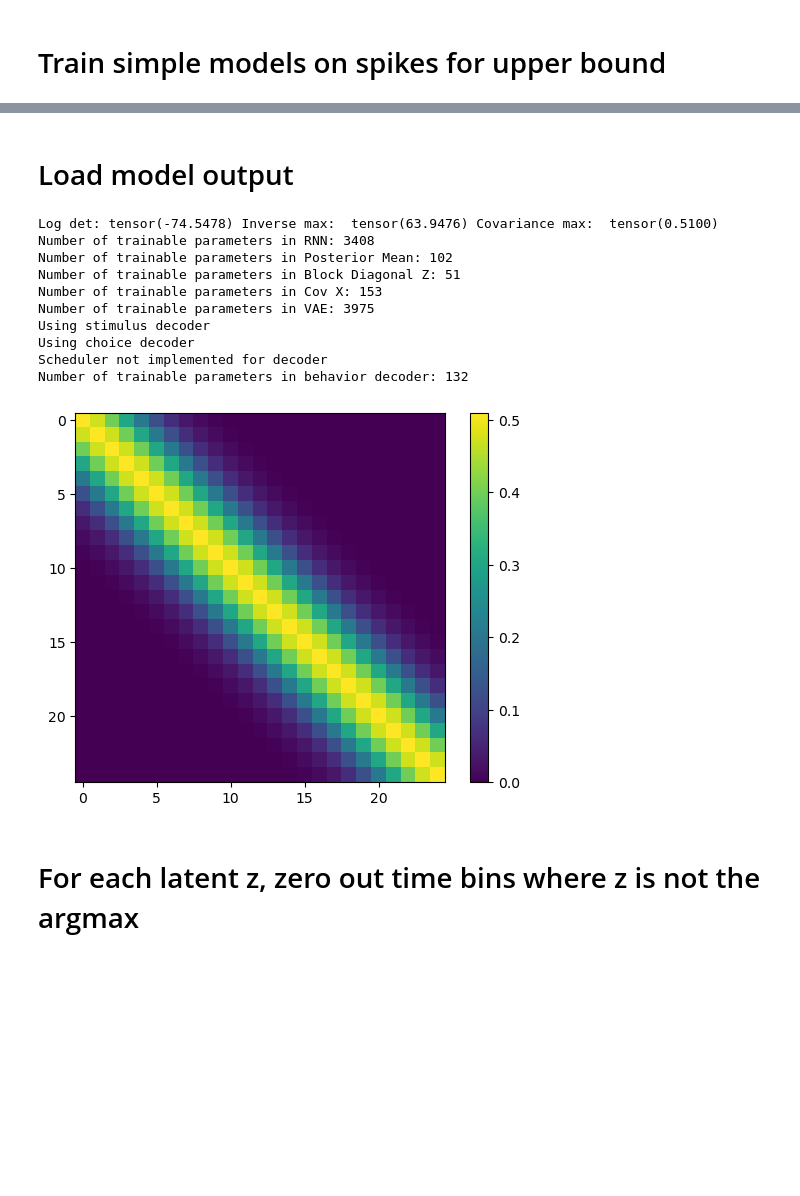
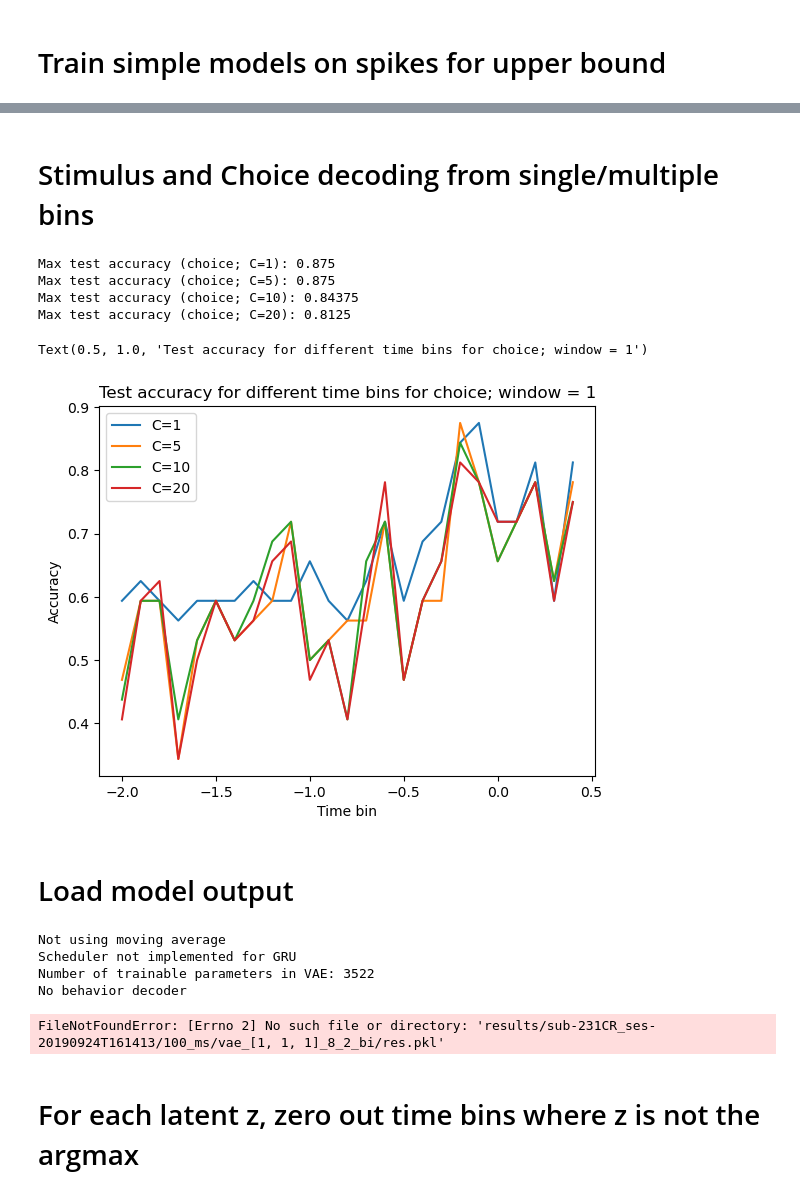
Before and after one commit to methi1999/switching_subspace, a Jupyter notebook: metric.ipynb, the cells around one changed output, grey strips where cells are left out. Drawn from its saved outputs; the diff is of its cells as text; code cells hidden in the pictures; blank space fills up the shorter version.

```diff
--- a/metric.ipynb
+++ b/metric.ipynb
@@ -100,25 +98,73 @@ Text(0.5, 1.0, 'SVM')
+# %% [markdown]
+# Stimulus and Choice decoding from single/multiple bins
+# %%
+one_sided_window = 0
+spikes_train_ = np.concatenate([np.zeros((trials_train, one_sided_window, emissions_dim)), spikes_train, np.zeros((trials_train, one_sided_window, emissions_dim))], axis=1)
+spikes_test_ = np.concatenate([np.zeros((trials_test, one_sided_window, emissions_dim)), spikes_test, np.zeros((trials_test, one_sided_window, emissions_dim))], axis=1)
+# behavior = 'stimulus'
+behavior = 'choice'
+list_c = [1, 5, 10, 20]
+x = np.arange(25)/10 - 2
+if behavior == 'stimulus':
+    y_train, y_test = y_stim_train, y_stim_test
+else:
+    y_train, y_test = y_choice_train, y_choice_test
+for c in list_c:
+    train_acc, test_acc = [], []
+    for t in range(25):
+        # train svm
+        clf = SVC(C=c)
+        # clf = LogisticRegression(penalty='l1', solver='liblinear', C=c)
+        x_train = spikes_train_[:, t: t+2*one_sided_window+1].reshape(spikes_train_.shape[0], -1)
+        x_test = spikes_test_[:, t: t+2*one_sided_window+1].reshape(spikes_test_.shape[0], -1)
+        clf.fit(x_train, y_train)
+        # predict
+        pred_test = clf.predict(x_test)
+        pred_train = clf.predict(x_train)
+        # calculate accuracy
+        test_accuracy = accuracy_score(y_test, pred_test)
+        train_accuracy = accuracy_score(y_train, pred_train)
+        train_acc.append(train_accuracy)
+        test_acc.append(test_accuracy)
+    # plot
+    # plt.plot(list_c, train_acc_stim, label='Train (stimulus)', linestyle='--')
+    plt.plot(x, test_acc, label='C={}'.format(c))
+    # print max
+    max_test_acc = np.max(test_acc)
+    print("Max test accuracy ({}; C={}): {}".format(behavior, c, max_test_acc))
+
+plt.xlabel('Time bin')
+plt.ylabel('Accuracy')
+plt.legend()
+plt.title('Test accuracy for different time bins for {}; window = {}'.format(behavior, one_sided_window*2+1))
+# %% [output]
+Max test accuracy (choice; C=1): 0.875
+Max test accuracy (choice; C=5): 0.875
+Max test accuracy (choice; C=10): 0.84375
+Max test accuracy (choice; C=20): 0.8125
+Text(0.5, 1.0, 'Test accuracy for different time bins for choice; window = 1')
+[figure, added]
 # %% [markdown]
 # Load model output
 # %%
+config = utils.read_config()
 model = Model(config, input_dim=emissions_dim)
-filepath = os.path.join(utils.model_store_path(config, model.arch_name), 'res.pkl')
-filepath = 'results/dandi_sub-221CR_ses-20190515T160400/100_ms/vae_gp_[1, 1, 1]__bias_gru_8_2_True_noise_0.01_rbfscale_0.5_smoothing_3_monotonic_1_1_20_2_entropy_Nonecnn_8_5/res.pkl'
-with open(filepath, 'rb') as f:
+# folder_pth = 'results/dandi_sub-221CR_ses-20190515T160400/100_ms/'
+folder_pth = 'results/sub-231CR_ses-20190924T161413/100_ms/'
+# prefix = '1simplevae_'
+# prefix = '2vaegp_'
+# prefix = '3monotonicity_'
+prefix = ''
+with open(folder_pth + prefix + model.arch_name + '/res.pkl', 'rb') as f:
     all_data = pickle.load(f)
 x_mu_train, z_mu_train, x_mu_test, z_mu_test = all_data[1], all_data[2], all_data[10], all_data[11]
 x_mu_train, x_mu_test = x_mu_train.reshape(trials_train, time_bins, -1), x_mu_test.reshape(trials_test, time_bins, -1)
 # %% [output]
-Log det: tensor(-74.5478) Inverse max:  tensor(63.9476) Covariance max:  tensor(0.5100)
-Number of trainable parameters in RNN: 3408
-Number of trainable parameters in Posterior Mean: 102
-Number of trainable parameters in Block Diagonal Z: 51
-Number of trainable parameters in Cov X: 153
-Number of trainable parameters in VAE: 3975
-Using stimulus decoder
-Using choice decoder
-Scheduler not implemented for decoder
-Number of trainable parameters in behavior decoder: 132
+Not using moving average
+Scheduler not implemented for GRU
+Number of trainable parameters in VAE: 3522
+No behavior decoder
-[figure, removed]
+FileNotFoundError: [Errno 2] No such file or directory: 'results/sub-231CR_ses-20190924T161413/100_ms/vae_[1, 1, 1]_8_2_bi/res.pkl'
 # %% [markdown]
 # For each latent z, zero out time bins where z is not the argmax
 # %% [markdown]
```
Also changed, not shown: parts of 5 cells of this notebook, 7 other files.
